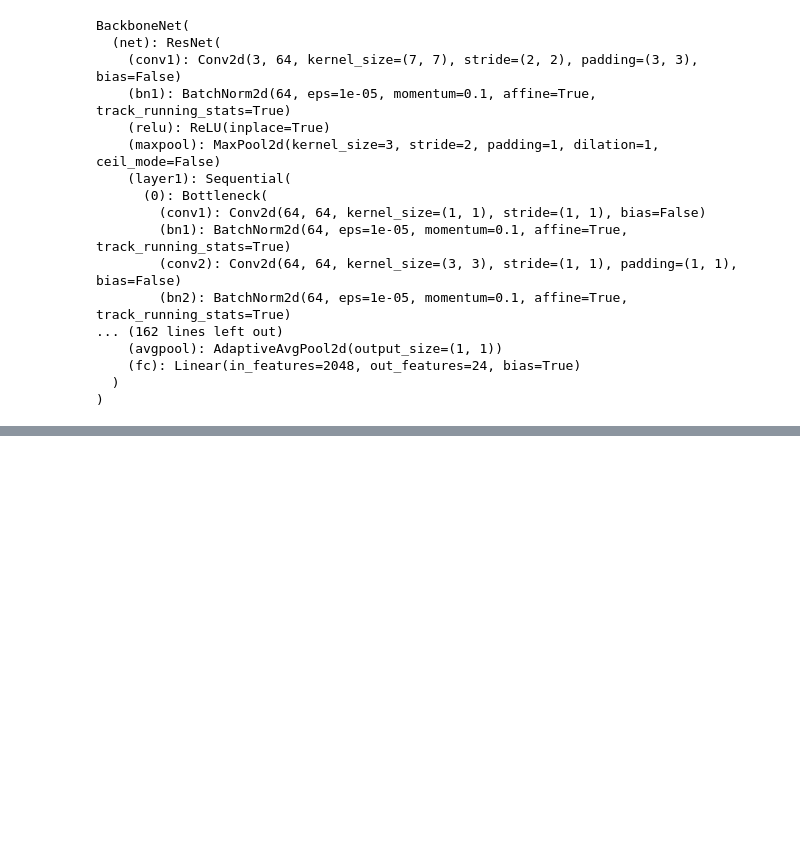
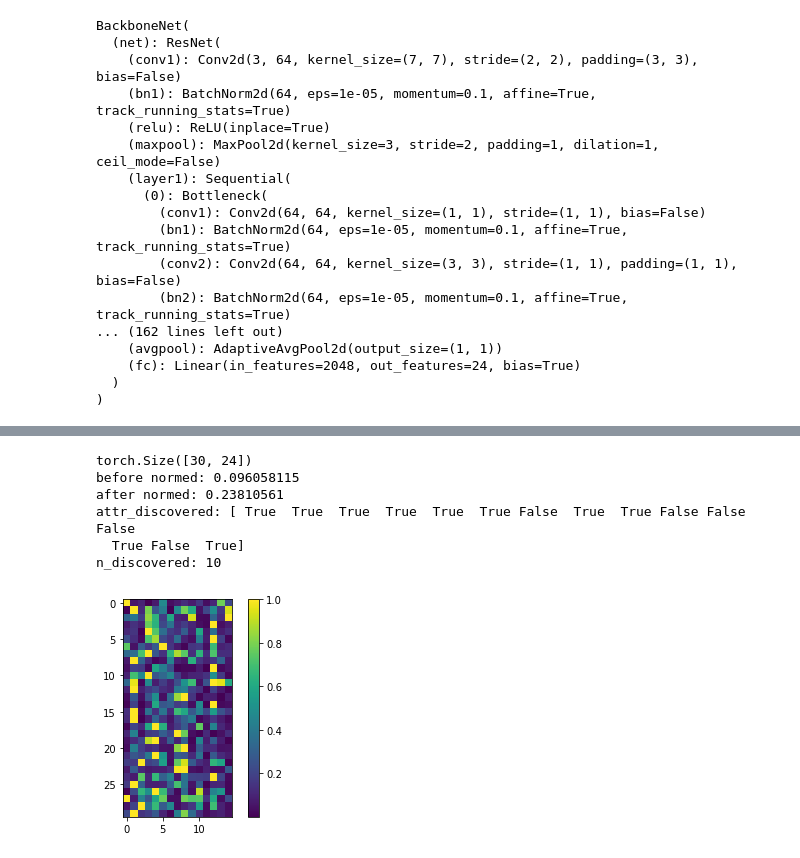
Before and after one commit to zhuxinqimac/stylegan2-ada-pytorch, a Jupyter notebook: eval_nav_nb.ipynb, the cells around one changed output, grey strips where cells are left out. Saved outputs shown, nothing was run; the diff lists cells and outputs as text; code cells hidden in the pictures; blank space fills up the shorter version.

```diff
--- a/eval_nav_nb.ipynb
+++ b/eval_nav_nb.ipynb
@@ -247,0 +330,10 @@ plt.show()
+# %%
+contra_score = summarize(contra_attr_ls, name='contra')
+# %% [output]
+torch.Size([30, 24])
+before normed: 0.096058115
+after normed: 0.23810561
+attr_discovered: [ True  True  True  True  True  True False  True  True False False False
+  True False  True]
+n_discovered: 10
+[figure, added]
```
Also changed, not shown: parts of 13 cells of this notebook, 6 other files.
